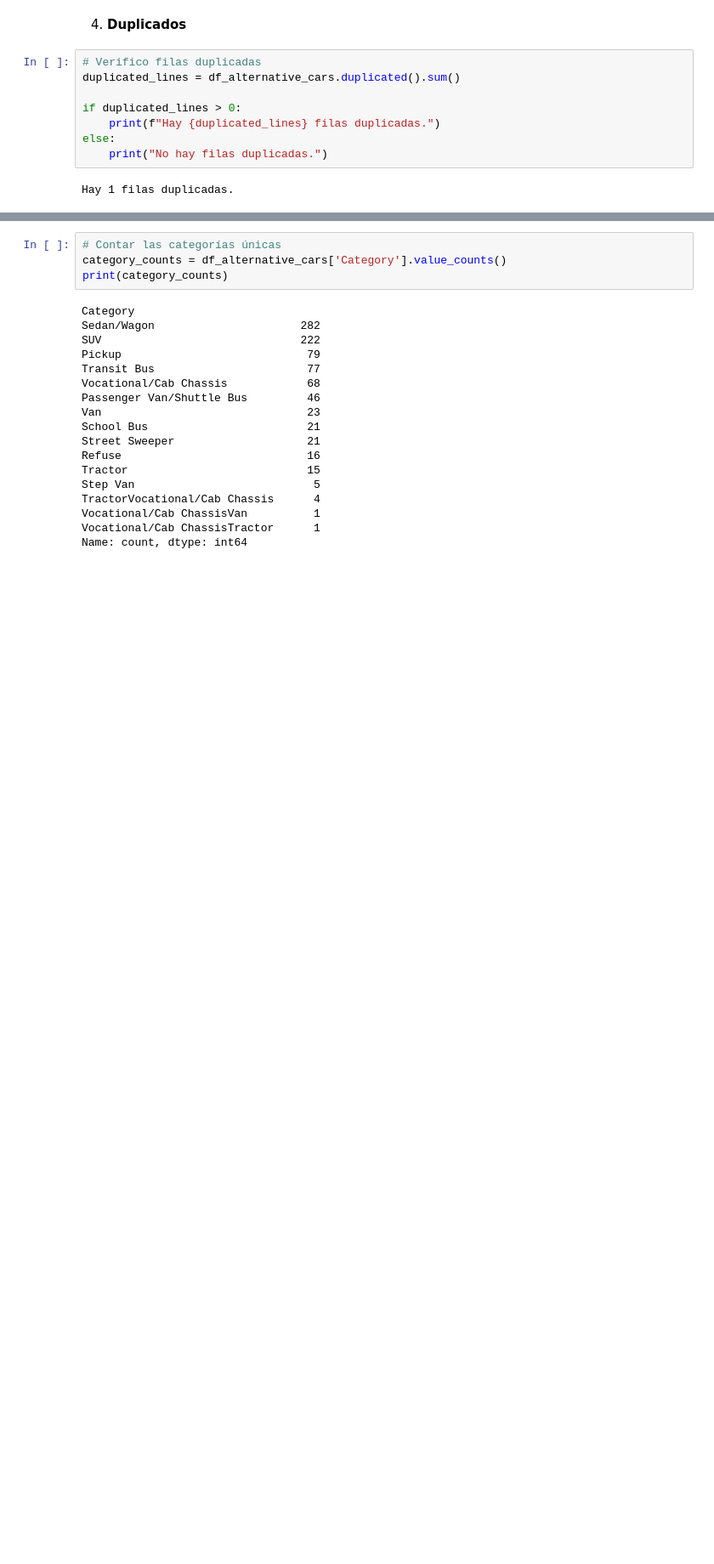
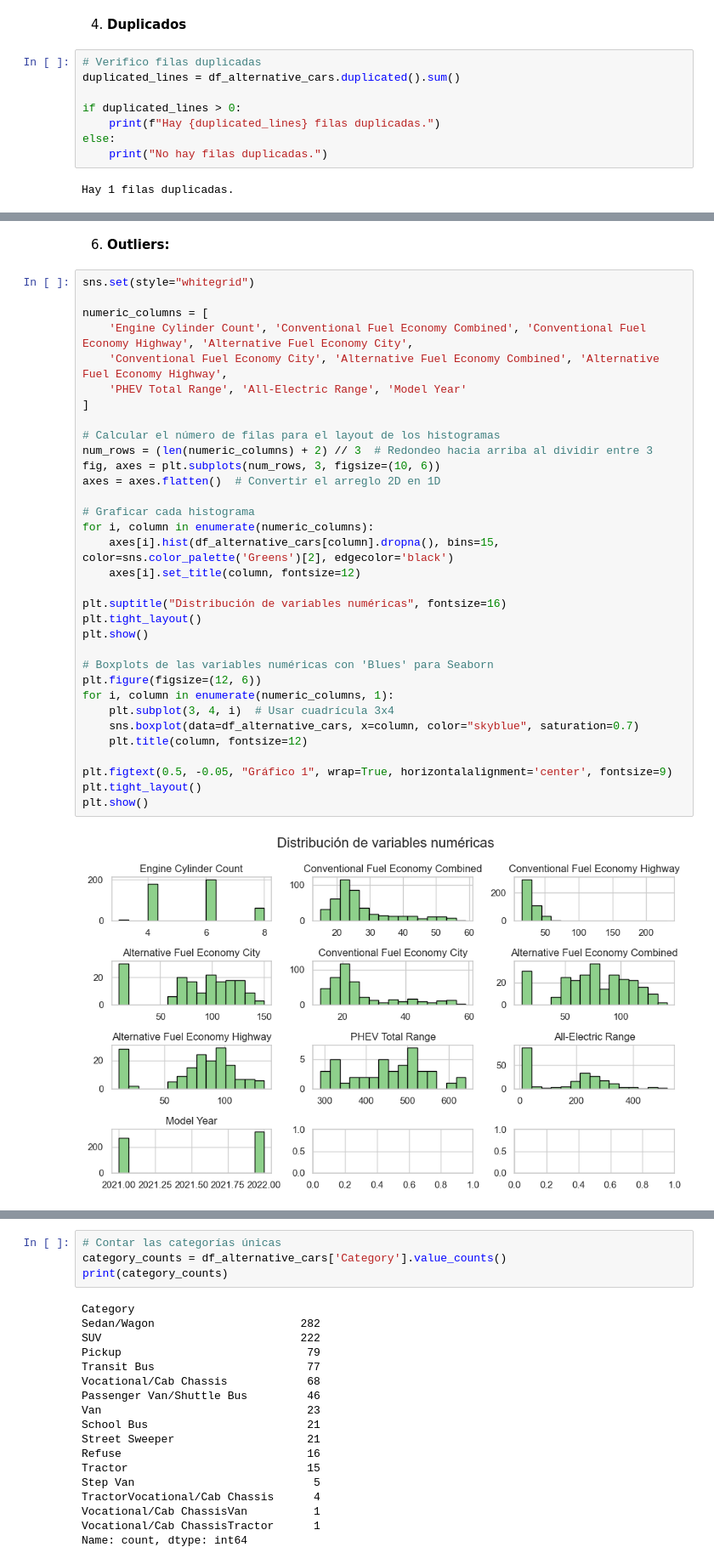
Before and after one commit to mlararossetti/ProyectoFinalSH, a Jupyter notebook: notebooks/2. EDA/EDA_alternativecars.ipynb, the cells around one changed output, grey strips where cells are left out. Shown at 85% size. Cells and saved outputs as stored; diff of their text form; blank space fills up the shorter version.

```diff
--- a/notebooks/2. EDA/EDA_alternativecars.ipynb
+++ b/notebooks/2. EDA/EDA_alternativecars.ipynb
@@ -129,0 +241,37 @@ memory usage: 158.3+ KB
+# %% [markdown]
+6. **Outliers:**
+# %%
+sns.set(style="whitegrid")
+
+numeric_columns = [
+    'Engine Cylinder Count', 'Conventional Fuel Economy Combined', 'Conventional Fuel Economy Highway', 'Alternative Fuel Economy City',
+    'Conventional Fuel Economy City', 'Alternative Fuel Economy Combined', 'Alternative Fuel Economy Highway',
+    'PHEV Total Range', 'All-Electric Range', 'Model Year'
+]
+
+# Calcular el número de filas para el layout de los histogramas
+num_rows = (len(numeric_columns) + 2) // 3  # Redondeo hacia arriba al dividir entre 3
+fig, axes = plt.subplots(num_rows, 3, figsize=(10, 6))
+axes = axes.flatten()  # Convertir el arreglo 2D en 1D
+
+# Graficar cada histograma
+for i, column in enumerate(numeric_columns):
+    axes[i].hist(df_alternative_cars[column].dropna(), bins=15, color=sns.color_palette('Greens')[2], edgecolor='black')
+    axes[i].set_title(column, fontsize=12)
+
+plt.suptitle("Distribución de variables numéricas", fontsize=16)
+plt.tight_layout()
+plt.show()
+
+# Boxplots de las variables numéricas con 'Blues' para Seaborn
+plt.figure(figsize=(12, 6))
+for i, column in enumerate(numeric_columns, 1):
+    plt.subplot(3, 4, i)  # Usar cuadrícula 3x4
+    sns.boxplot(data=df_alternative_cars, x=column, color="skyblue", saturation=0.7)
+    plt.title(column, fontsize=12)
+
+plt.figtext(0.5, -0.05, "Gráfico 1", wrap=True, horizontalalignment='center', fontsize=9)
+plt.tight_layout()
+plt.show()
+# %% [output]
+[figure, added]
```
Also changed, not shown: parts of 43 cells of this notebook.
